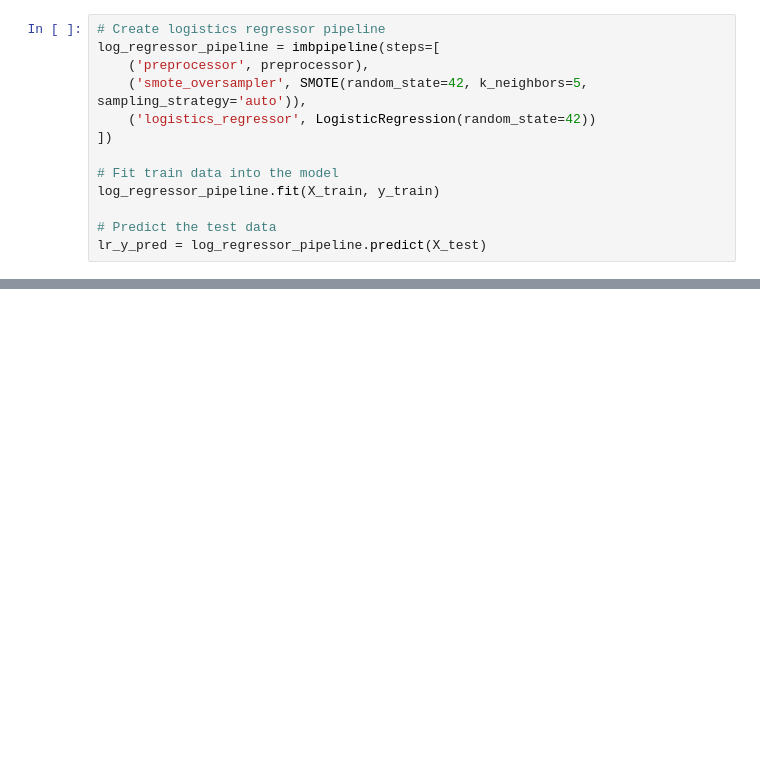
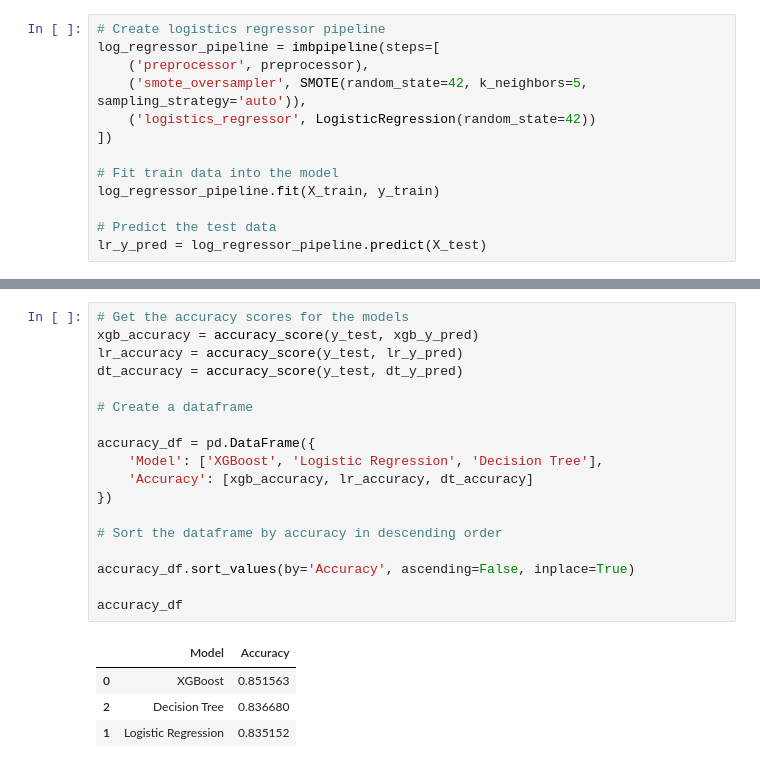
Before and after one commit to murithidenisgitobu/Customer-Churn-Prediction-Challenge-For-Azubian, a Jupyter notebook: Notebook/Notebook.ipynb, the cells around one changed output, grey strips where cells are left out. Saved outputs shown, nothing was run; the diff lists cells and outputs as text; blank space fills up the shorter version.

```diff
--- a/Notebook/Notebook.ipynb
+++ b/Notebook/Notebook.ipynb
@@ -1052,0 +1092,23 @@ weighted avg       0.89      0.83      0.85    215405
+# %%
+# Get the accuracy scores for the models
+xgb_accuracy = accuracy_score(y_test, xgb_y_pred)
+lr_accuracy = accuracy_score(y_test, lr_y_pred)
+dt_accuracy = accuracy_score(y_test, dt_y_pred)
+
+# Create a dataframe
+
+accuracy_df = pd.DataFrame({
+    'Model': ['XGBoost', 'Logistic Regression', 'Decision Tree'],
+    'Accuracy': [xgb_accuracy, lr_accuracy, dt_accuracy]
+})
+
+# Sort the dataframe by accuracy in descending order
+
+accuracy_df.sort_values(by='Accuracy', ascending=False, inplace=True)
+
+accuracy_df
+# %% [output]
+|  | Model | Accuracy |
+| 0 | XGBoost | 0.851563 |
+| 2 | Decision Tree | 0.836680 |
+| 1 | Logistic Regression | 0.835152 |
```
Also changed, not shown: parts of 7 cells of this notebook.
